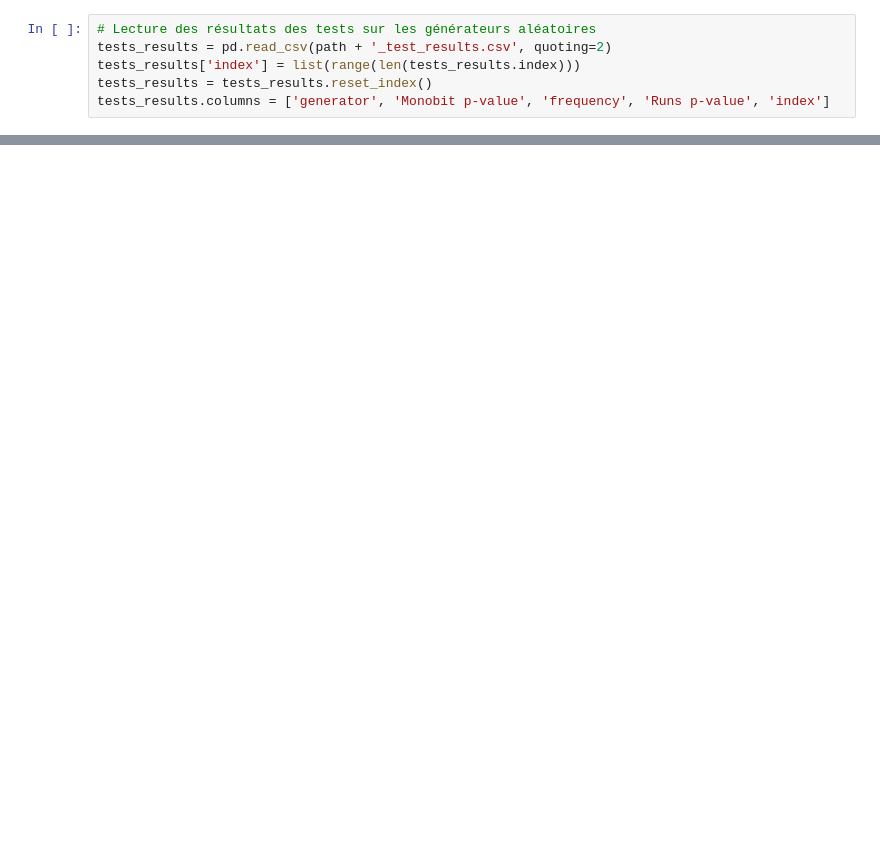
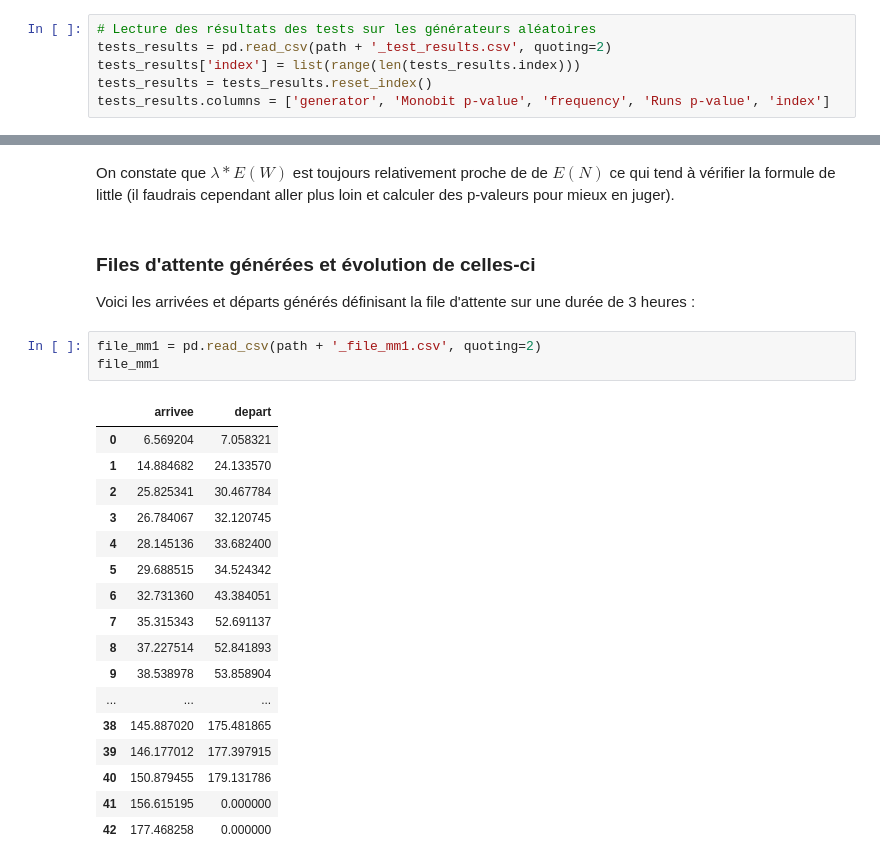
Before and after one commit to PaulEmmanuelSotir/TPs_3IF, a Jupyter notebook: TP1_Probas/ResultAnalysis/ResultAnalysisNotebook.ipynb, the cells around one changed output, grey strips where cells are left out. Drawn from its saved outputs; the diff is of its cells as text; blank space fills up the shorter version.

```diff
--- a/TP1_Probas/ResultAnalysis/ResultAnalysisNotebook.ipynb
+++ b/TP1_Probas/ResultAnalysis/ResultAnalysisNotebook.ipynb
@@ -140,0 +179,26 @@ On constate que tout les générateurs alétoires sont au dessus de la barre des
+# %% [markdown]
+On constate que $\lambda * E(W)$ est toujours relativement proche de  de $E(N)$ ce qui tend à vérifier la formule de little (il faudrais cependant aller plus loin et calculer des p-valeurs pour mieux en juger).
+# %% [markdown]
+### Files d'attente générées et évolution de celles-ci
+Voici les arrivées et départs générés définisant la file d'attente sur une durée de 3 heures :
+# %%
+file_mm1 = pd.read_csv(path + '_file_mm1.csv', quoting=2)
+file_mm1
+# %% [output]
+|  | arrivee | depart |
+| 0 | 6.569204 | 7.058321 |
+| 1 | 14.884682 | 24.133570 |
+| 2 | 25.825341 | 30.467784 |
+| 3 | 26.784067 | 32.120745 |
+| 4 | 28.145136 | 33.682400 |
+| 5 | 29.688515 | 34.524342 |
+| 6 | 32.731360 | 43.384051 |
+| 7 | 35.315343 | 52.691137 |
+| 8 | 37.227514 | 52.841893 |
+| 9 | 38.538978 | 53.858904 |
+| ... | ... | ... |
+| 38 | 145.887020 | 175.481865 |
+| 39 | 146.177012 | 177.397915 |
+| 40 | 150.879455 | 179.131786 |
+| 41 | 156.615195 | 0.000000 |
+| 42 | 177.468258 | 0.000000 |
```
Also changed, not shown: parts of 29 cells of this notebook, 15 other files.
